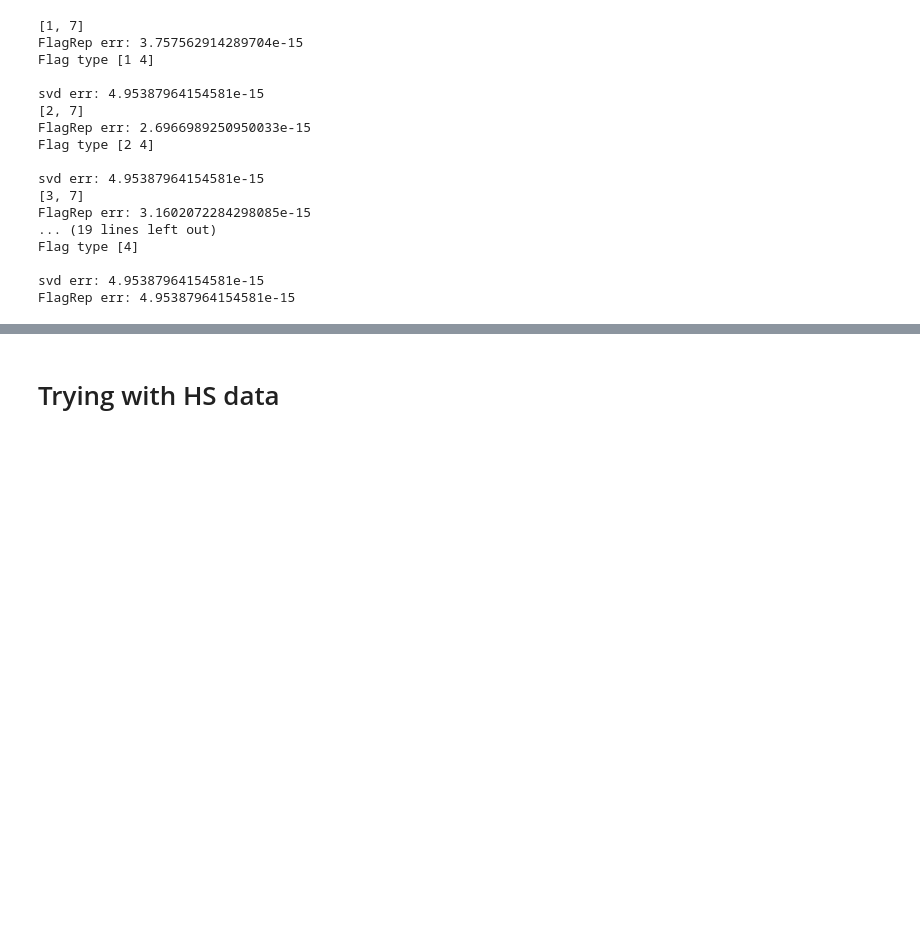
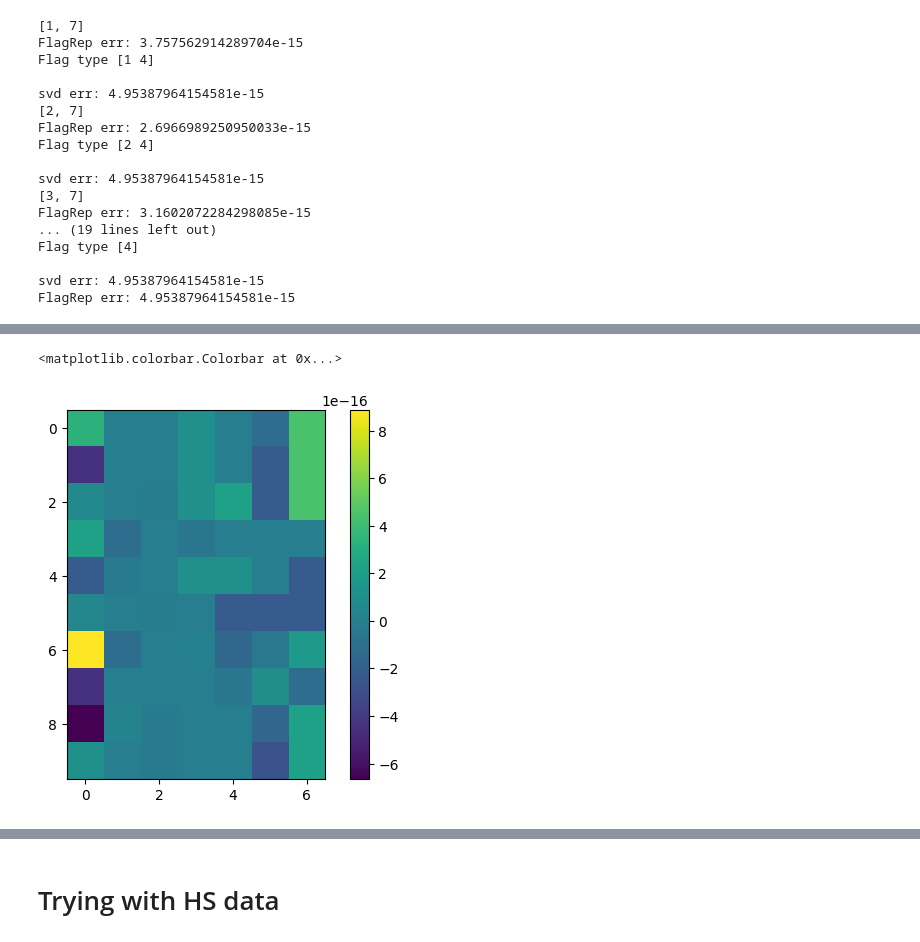
Before and after one commit to tolgabirdal/FlagManifoldsV3, a Jupyter notebook: python/scratch.ipynb, the cells around one changed output, grey strips where cells are left out. Cells and saved outputs as stored; diff of their text form; code cells hidden in the pictures; blank space fills up the shorter version.

```diff
--- a/python/scratch.ipynb
+++ b/python/scratch.ipynb
@@ -116,0 +142,6 @@ FlagRep err: 4.95387964154581e-15
+# %%
+plt.imshow(X @ R- my_flag_rep.inverse_transform(X))
+plt.colorbar()
+# %% [output]
+<matplotlib.colorbar.Colorbar at 0x...>
+[figure, added]
```
Also changed, not shown: parts of 11 cells of this notebook, 1 other file.
